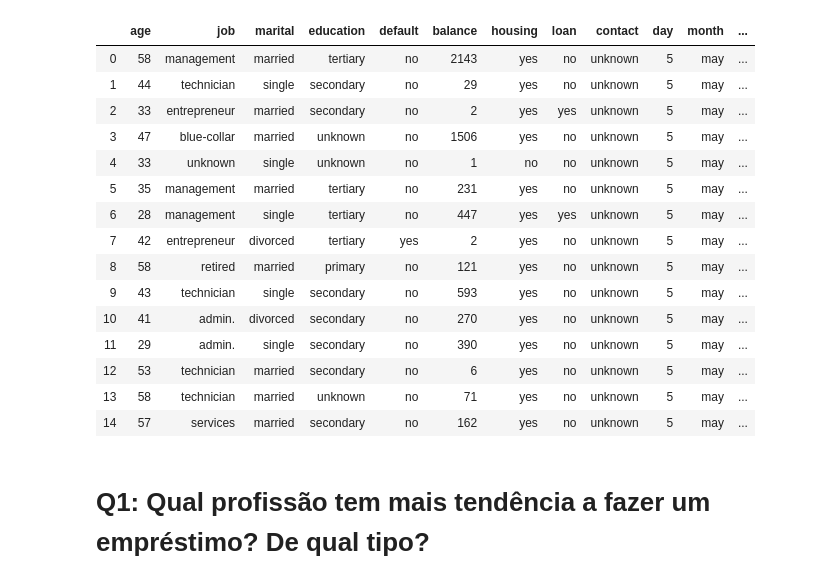
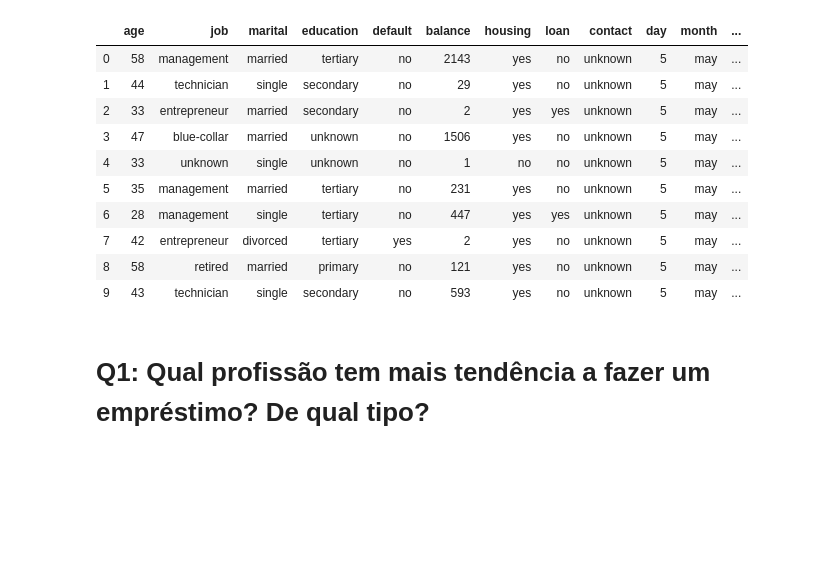
Before and after one commit to sanchobuendia/Test_Semantix, a Jupyter notebook: Test_Semantix.ipynb, the cells around one changed output. Drawn from its saved outputs; the diff is of its cells as text; code cells hidden in the pictures; blank space fills up the shorter version.

```diff
--- a/Test_Semantix.ipynb
+++ b/Test_Semantix.ipynb
@@ -12,24 +12,19 @@ import ast
 # %%
 train = pd.read_csv('bank-full.csv', sep=';') # Leitura do arquivo separando por ';'
 # %%
-train.head(15)
+train.head(10)
 # %% [output]
 |  | age | job | marital | education | default | balance | housing | loan | contact | day | month | ... |
 | 0 | 58 | management | married | tertiary | no | 2143 | yes | no | unknown | 5 | may | ... |
 | 1 | 44 | technician | single | secondary | no | 29 | yes | no | unknown | 5 | may | ... |
 | 2 | 33 | entrepreneur | married | secondary | no | 2 | yes | yes | unknown | 5 | may | ... |
 | 3 | 47 | blue-collar | married | unknown | no | 1506 | yes | no | unknown | 5 | may | ... |
 | 4 | 33 | unknown | single | unknown | no | 1 | no | no | unknown | 5 | may | ... |
 | 5 | 35 | management | married | tertiary | no | 231 | yes | no | unknown | 5 | may | ... |
 | 6 | 28 | management | single | tertiary | no | 447 | yes | yes | unknown | 5 | may | ... |
 | 7 | 42 | entrepreneur | divorced | tertiary | yes | 2 | yes | no | unknown | 5 | may | ... |
 | 8 | 58 | retired | married | primary | no | 121 | yes | no | unknown | 5 | may | ... |
 | 9 | 43 | technician | single | secondary | no | 593 | yes | no | unknown | 5 | may | ... |
-| 10 | 41 | admin. | divorced | secondary | no | 270 | yes | no | unknown | 5 | may | ... |
-| 11 | 29 | admin. | single | secondary | no | 390 | yes | no | unknown | 5 | may | ... |
-| 12 | 53 | technician | married | secondary | no | 6 | yes | no | unknown | 5 | may | ... |
-| 13 | 58 | technician | married | unknown | no | 71 | yes | no | unknown | 5 | may | ... |
-| 14 | 57 | services | married | secondary | no | 162 | yes | no | unknown | 5 | may | ... |
 # %% [markdown]
 # Q1: Qual profissão tem mais tendência a fazer um empréstimo? De qual tipo?
 # %%
```
Also changed, not shown: parts of 22 cells of this notebook.
